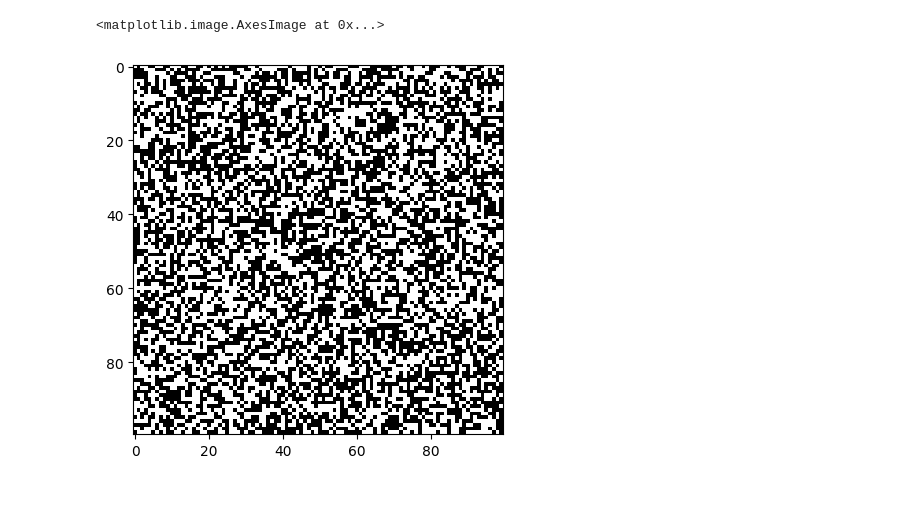
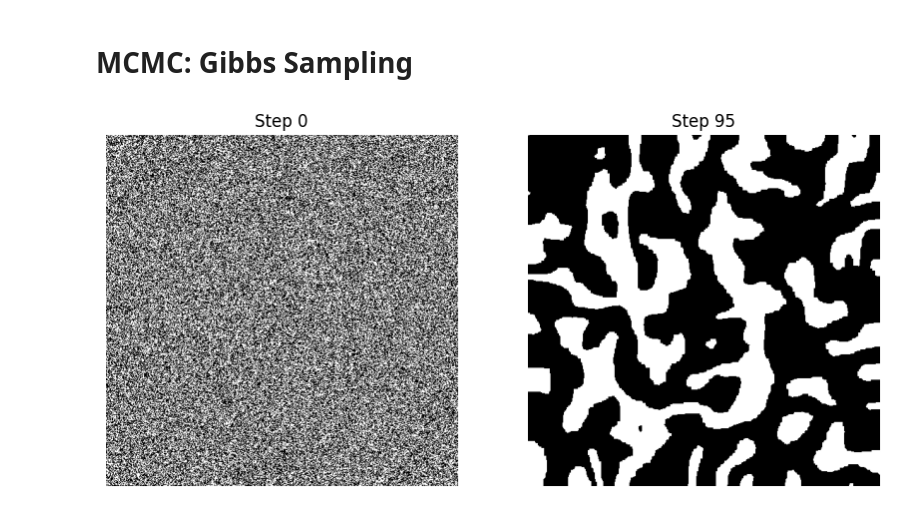
Before and after one commit to jshe2304/ttic31180, a Jupyter notebook: project/ising.ipynb, the cells around one changed output. Cells and saved outputs as stored; diff of their text form; code cells hidden in the pictures.

Commit message:
mcmc done

```diff
--- a/project/ising.ipynb
+++ b/project/ising.ipynb
@@ -11,5 +11,36 @@ ising = np.random.randint(2, size=(n, n))
-# %%
-plt.imshow(ising, 'binary')
-# %% [output]
-<matplotlib.image.AxesImage at 0x...>
-[figure, removed]
+# %% [markdown]
+# MCMC: Gibbs Sampling
+# %%
+n = 500
+
+J = 0.5
+B = 0.001
+beta = 10
+
+n_steps = 100
+# %%
+fig, (ax0, ax1) = plt.subplots(1, 2, figsize=(10, 5))
+ax0.set_title(f'Step {0}')
+ax0.axis('off')
+ax1.set_title(f'Step {0}')
+ax1.axis('off')
+
+lattice = create_lattice(n, n)
+ax0.imshow(lattice, 'binary')
+
+magnetizations = [magnetization(lattice)]
+energies = [energy(lattice, J, B)]
+
+for i in range(n_steps):
+    step_all(lattice, J, B, beta)
+
+    magnetizations.append(magnetization(lattice))
+    energies.append(energy(lattice, J, B))
+
+    if i % 5 == 0:
+        im = ax1.imshow(lattice, 'binary')
+        ax1.set_title(f'Step {i}')
+        display.display(plt.gcf())
+        display.clear_output(wait=True)
+# %% [output]
+[figure, added]
```
Also changed, not shown: parts of 4 cells of this notebook, 3 other files.
